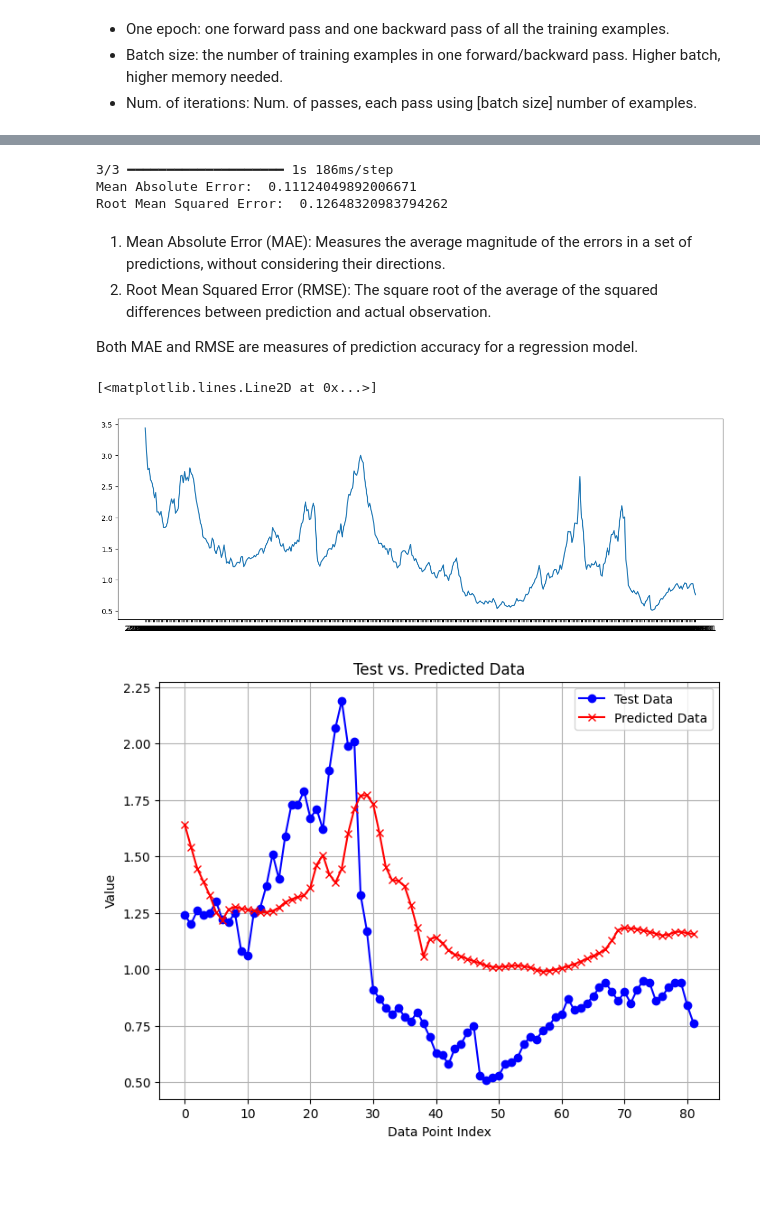
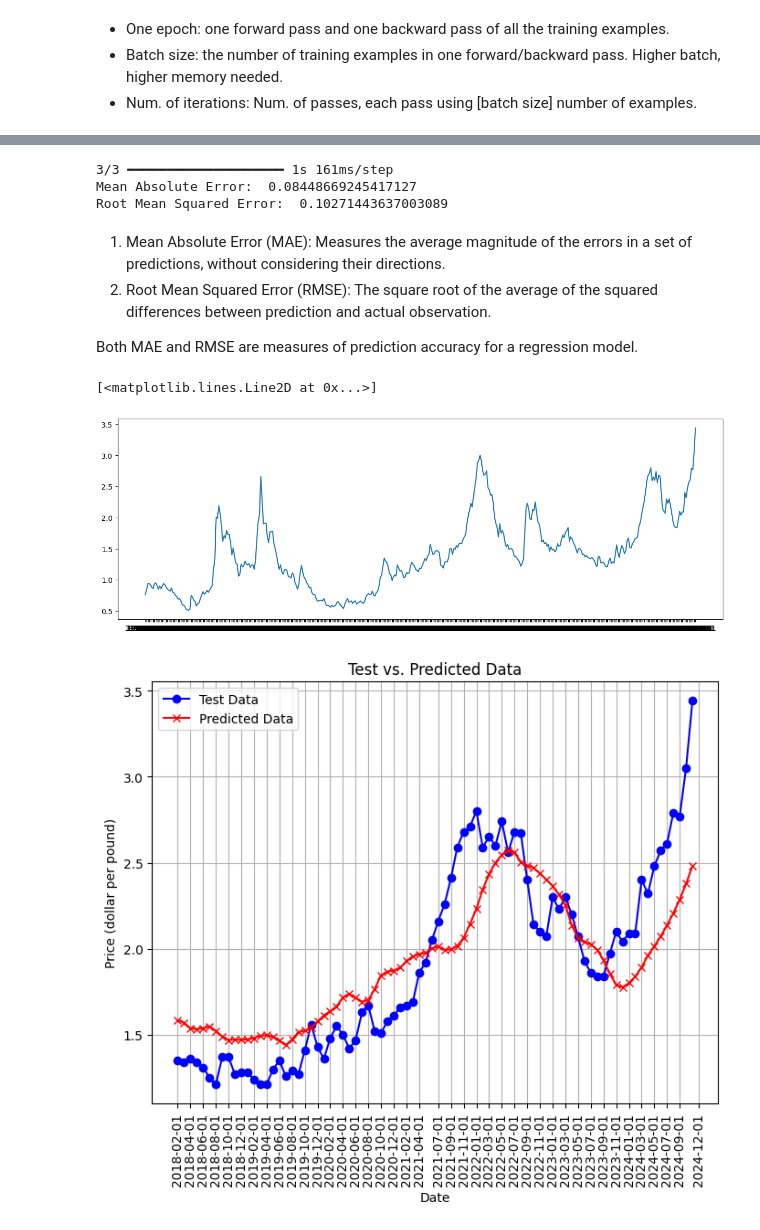
Before and after one commit to JConrad35/Coffee-Price-Prediction, a Jupyter notebook: Coffee-Price-Prediction.ipynb, the cells around one changed output, grey strips where cells are left out. Cells and saved outputs as stored; diff of their text form; code cells hidden in the pictures; blank space fills up the shorter version.

Commit message:
fixing prediction graph

```diff
--- a/Coffee-Price-Prediction.ipynb
+++ b/Coffee-Price-Prediction.ipynb
@@ -47,6 +47,7 @@ DataFrame successfully exported to coffee_output_data.csv
 
 import pandas as pd
 df = pd.read_csv(r"C:\Users\julia\OneDrive\Documents\ML Projects\Coffee-Price-Prediction\coffee_output_data.csv")
+df = df.iloc[::-1].reset_index(drop=True)
 df
 # %% [output]
 |  | index | date | value |
@@ -431,9 +433,9 @@ rmse = root_mean_squared_error(y_test, y_pred)
 print('Mean Absolute Error: ', mae)
 print('Root Mean Squared Error: ', rmse)
 # %% [output]
-3/3 ━━━━━━━━━━━━━━━━━━━━ 1s 186ms/step
-Mean Absolute Error:  0.11124049892006671
-Root Mean Squared Error:  0.12648320983794262
+3/3 ━━━━━━━━━━━━━━━━━━━━ 1s 161ms/step
+Mean Absolute Error:  0.08448669245417127
+Root Mean Squared Error:  0.10271443637003089
 # %% [markdown]
 1. Mean Absolute Error (MAE): Measures the average magnitude of the errors in a set of predictions, without considering their directions.
 2. Root Mean Squared Error (RMSE): The square root of the average of the squared differences between prediction and actual observation.
@@ -445,7 +447,7 @@ values_unscaled = scaler.inverse_transform(df_values_scaled)
 plt.plot(df['date'], values_unscaled)
 # %% [output]
 [<matplotlib.lines.Line2D at 0x...>]
-[figure, old version]
+[figure, new version]
 # %%
 def min_max_inv(value, scaler):
     inv = value*(scaler.data_max_-scaler.data_min_)+scaler.data_min_
@@ -456,13 +459,18 @@ y_pred_unscaled = min_max_inv(y_pred, scaler)
 # %%
+dates_array = df['date'].iloc[337:419]
+indices = np.linspace(337, 419, 41, dtype = int)
+spaced_dates = df['date'].iloc[indices]
+
 plt.figure(figsize=(8, 6))
-plt.plot(range(len(y_test_unscaled)), y_test_unscaled, marker='o', label='Test Data', color='blue')
-plt.plot(range(len(y_pred_unscaled)), y_pred_unscaled, marker='x', label='Predicted Data', color='red')
+plt.plot(y_test_unscaled, marker='o', label='Test Data', color='blue')
+plt.plot(y_pred_unscaled, marker='x', label='Predicted Data', color='red')
+plt.xticks(indices - 337, spaced_dates.values, rotation = 90)
 
-plt.xlabel('Data Point Index')
-plt.ylabel('Value')
+plt.xlabel('Date')
+plt.ylabel('Price (dollar per pound)')
 plt.title('Test vs. Predicted Data')
 plt.legend()
 plt.grid(True)
 plt.show()
 # %% [output]
-[figure, old version]
+[figure, new version]
```
Also changed, not shown: parts of 15 cells of this notebook.
